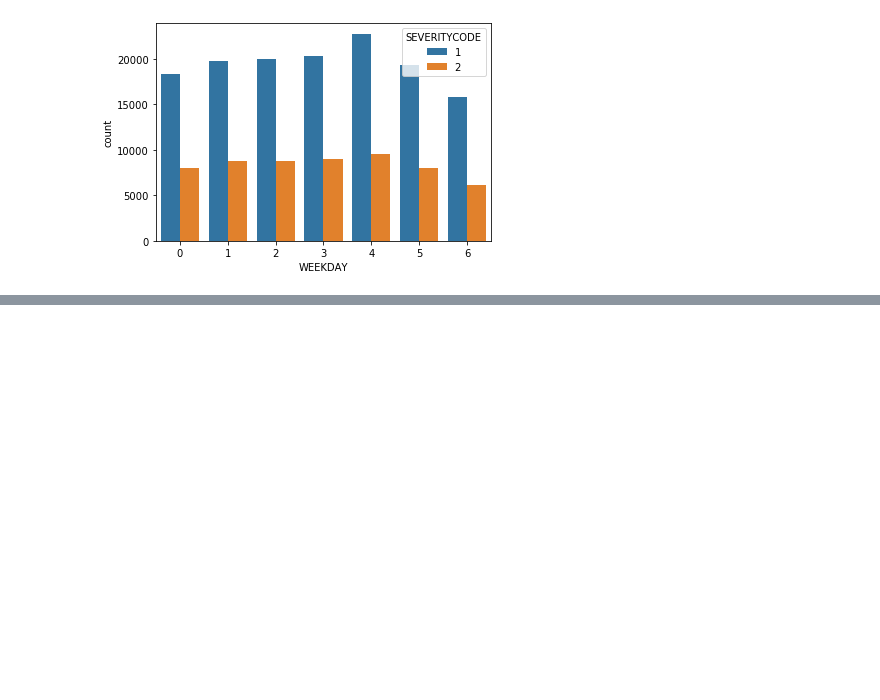
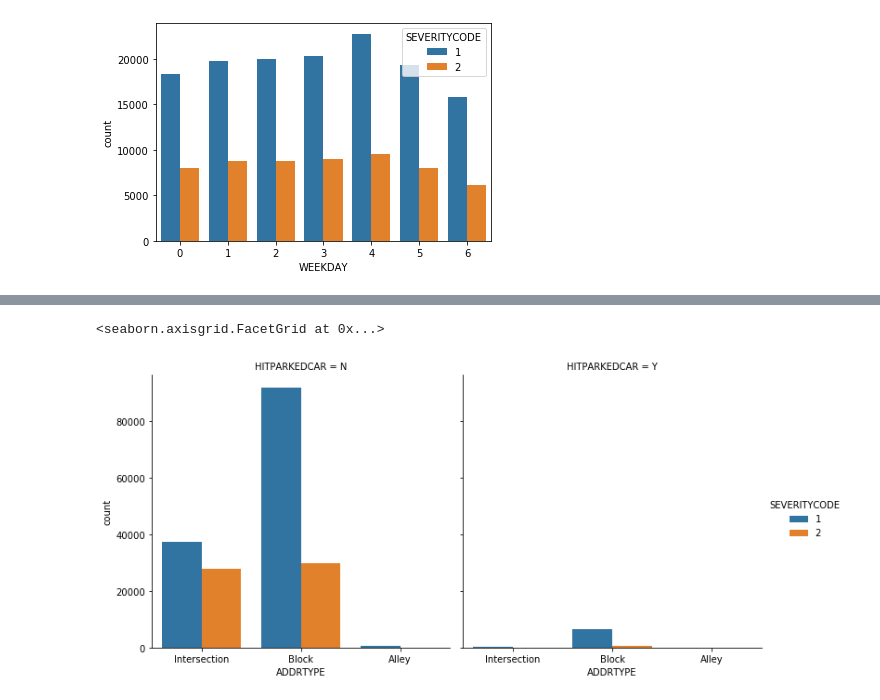
Before and after one commit to Antonio141/Coursera_Capstone, a Jupyter notebook: capstone.ipynb, the cells around one changed output, grey strips where cells are left out. Drawn from its saved outputs; the diff is of its cells as text; code cells hidden in the pictures; blank space fills up the shorter version.

```diff
--- a/capstone.ipynb
+++ b/capstone.ipynb
@@ -56,10 +24,9 @@ sns.countplot(data = df, x = 'WEEKDAY', hue = 'SEVERITYCODE')
 # %%
-df1 = df.copy(deep = True)
-df1.drop(['X', 'Y', 'OBJECTID', 'INCKEY', 'COLDETKEY', 'REPORTNO',
-'STATUS', 'INCDATE', 'INCDTTM', 'SDOT_COLDESC', 'SDOTCOLNUM', 'ST_COLDESC','SEGLANEKEY', 'CROSSWALKKEY', 'SEVERITYCODE.1', 'SEVERITYDESC', 'LOCATION','INTKEY',
+df.drop(['X', 'Y', 'OBJECTID', 'INCKEY', 'COLDETKEY', 'REPORTNO',
+'STATUS', 'INCDATE', 'INCDTTM', 'SDOTCOLNUM','SEGLANEKEY', 'CROSSWALKKEY', 'SEVERITYCODE.1', 'SEVERITYDESC', 'LOCATION','INTKEY', 'ST_COLCODE', 'SDOT_COLCODE',
 'EXCEPTRSNCODE', 'EXCEPTRSNDESC', 'PEDROWNOTGRNT', 'SPEEDING', 'INATTENTIONIND'], axis = 1, inplace = True)
 
-df1.info()
+df.info()
 # %% [output]
 <class 'pandas.core.frame.DataFrame'>
 RangeIndex: 194673 entries, 0 to 194672
@@ -247,0 +210,30 @@ array(['Angles', 'Sideswipe', 'Parked Car', 'Other', 'Cycles',
+# %%
+mask_block= (df['JUNCTIONTYPE'] == 'Mid-Block (not related to intersection)') | \
+    (df['JUNCTIONTYPE'] == 'Mid-Block (but intersection related)') | \
+    (df['JUNCTIONTYPE'] == 'Ramp Junction') | \
+    (df['JUNCTIONTYPE'] == 'Driveway Junction') | \
+    (df['JUNCTIONTYPE'] == 'Unknown') & \
+    (df['ADDRTYPE'].isnull())
+
+mask_intersection= (df['JUNCTIONTYPE'] == 'At Intersection (intersection related)') | \
+       (df['JUNCTIONTYPE'] == 'At Intersection (but not related to intersection)') \
+        & (df['ADDRTYPE'].isnull())
+
+
+df['ADDRTYPE'][mask_block] = 'Block'
+df['ADDRTYPE'][mask_intersection] = 'Intersection'
+# %%
+r, _ = np.where(df[['ADDRTYPE']].isna())
+r = np.unique(r).tolist()
+
+ad = df['ADDRTYPE'].value_counts(normalize = True)
+
+l = len(r)
+
+B = int(np.rint(l* ad[0]))
+I = int(np.rint(l * ad[1]))
+A = int(np.rint(l * ad[2]))
+
+df.fillna('Block', limit = B, inplace = True)
+df.fillna('Intersection', limit = I, inplace = True)
+df.fillna('Alley', limit = A, inplace = True)
@@ -247,0 +294,3 @@ array(['Angles', 'Sideswipe', 'Parked Car', 'Other', 'Cycles',
+# %%
+df.drop(['JUNCTIONTYPE', 'SDOT_COLDESC', 'ST_COLDESC'],inplace = True, axis = 1)
+df.info()
@@ -247,0 +316,5 @@ array(['Angles', 'Sideswipe', 'Parked Car', 'Other', 'Cycles',
+# %%
+sns.catplot(data = df, x = 'ADDRTYPE', hue = 'SEVERITYCODE', col = 'HITPARKEDCAR', kind = 'count')
+# %% [output]
+<seaborn.axisgrid.FacetGrid at 0x...>
+[figure, added]
```
Also changed, not shown: parts of 26 cells of this notebook, 2 other files.
